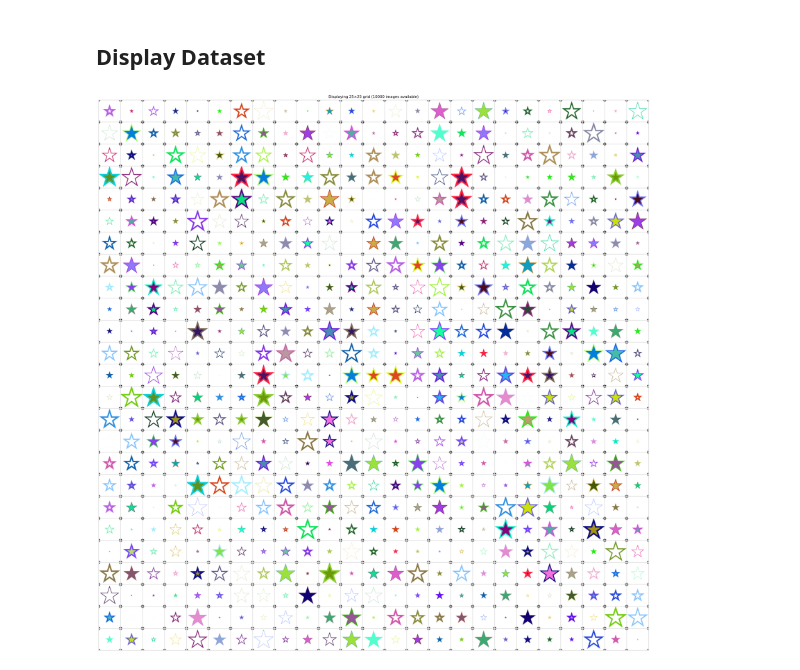
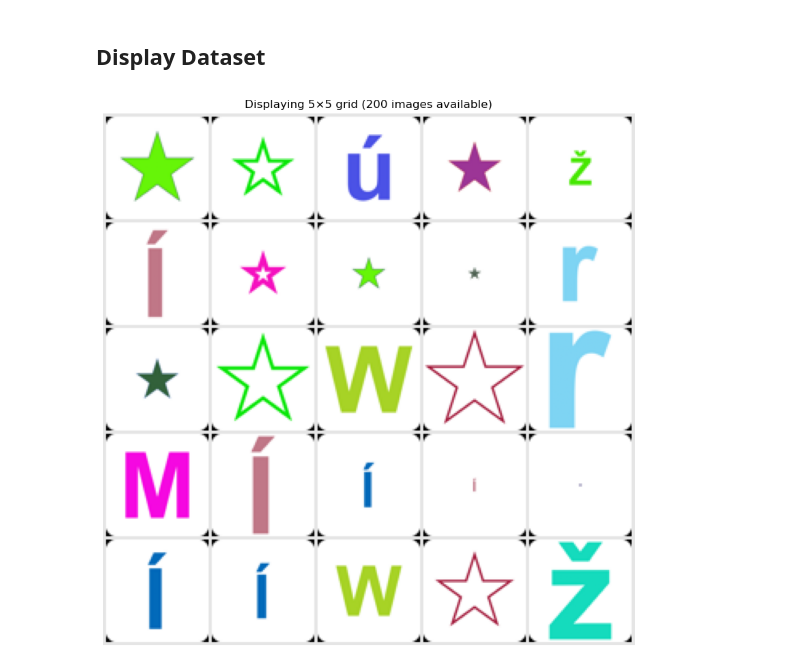
Before and after one commit to MohanedAnene/Glyphs, a Jupyter notebook: dataset_creationDIRECT.ipynb, the cells around one changed output. Cells and saved outputs as stored; diff of their text form; code cells hidden in the pictures.

Commit message:
Commit with display function

```diff
--- a/dataset_creationDIRECT.ipynb
+++ b/dataset_creationDIRECT.ipynb
@@ -88,8 +88,8 @@ with df.GlyphExporter(filepath='data/stars-and-letters.zip', dataset_name="Stars
 # %% [markdown]
 ## Display Dataset
 # %%
-import src
+import src.dataset_forming as df
 
-display_dataset("data/stars-large.zip")
+df.display_dataset('data/stars-and-letters.zip')
 # %% [output]
-[figure, old version]
+[figure, new version]
```
Also changed, not shown: 1 other file.
